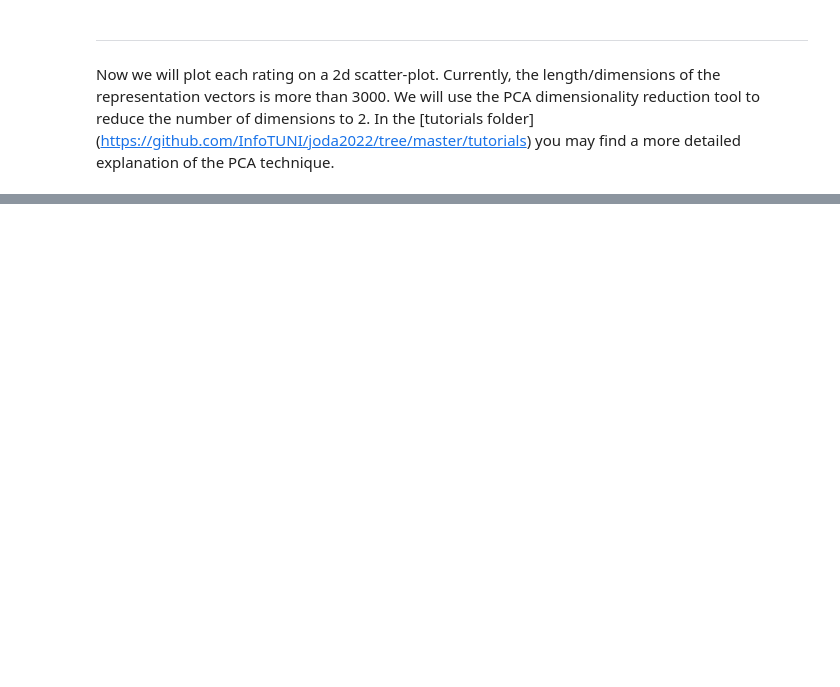
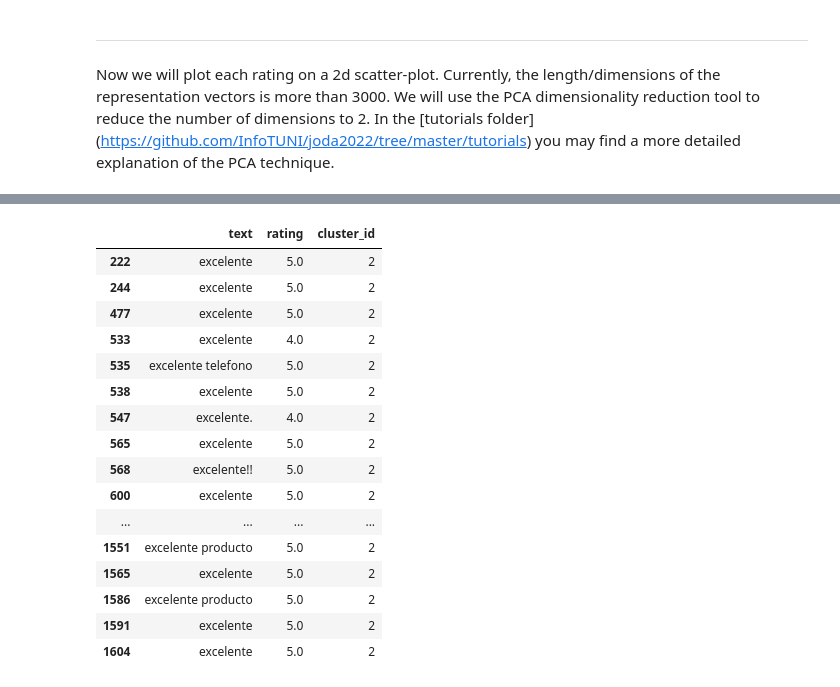
Before and after one commit to InfoTUNI/joda2022, a Jupyter notebook: koodiesimerkit/Session 5 - Text Processing and Clustering.ipynb, the cells around one changed output, grey strips where cells are left out. Drawn from its saved outputs; the diff is of its cells as text; code cells hidden in the pictures; blank space fills up the shorter version.

```diff
--- a/koodiesimerkit/Session 5 - Text Processing and Clustering.ipynb
+++ b/koodiesimerkit/Session 5 - Text Processing and Clustering.ipynb
@@ -114,4 +172,22 @@ plt.show()
 # %%
-df[df['cluster_id']==5]
+df[df['cluster_id']==2]
+# %% [output]
+|  | text | rating | cluster_id |
+| 222 | excelente | 5.0 | 2 |
+| 244 | excelente | 5.0 | 2 |
+| 477 | excelente | 5.0 | 2 |
+| 533 | excelente | 4.0 | 2 |
+| 535 | excelente telefono | 5.0 | 2 |
+| 538 | excelente | 5.0 | 2 |
+| 547 | excelente. | 4.0 | 2 |
+| 565 | excelente | 5.0 | 2 |
+| 568 | excelente!! | 5.0 | 2 |
+| 600 | excelente | 5.0 | 2 |
+| ... | ... | ... | ... |
+| 1551 | excelente producto | 5.0 | 2 |
+| 1565 | excelente | 5.0 | 2 |
+| 1586 | excelente producto | 5.0 | 2 |
+| 1591 | excelente | 5.0 | 2 |
+| 1604 | excelente | 5.0 | 2 |
 # %%
 print('Thank you')
```
Also changed, not shown: parts of 12 cells of this notebook.
